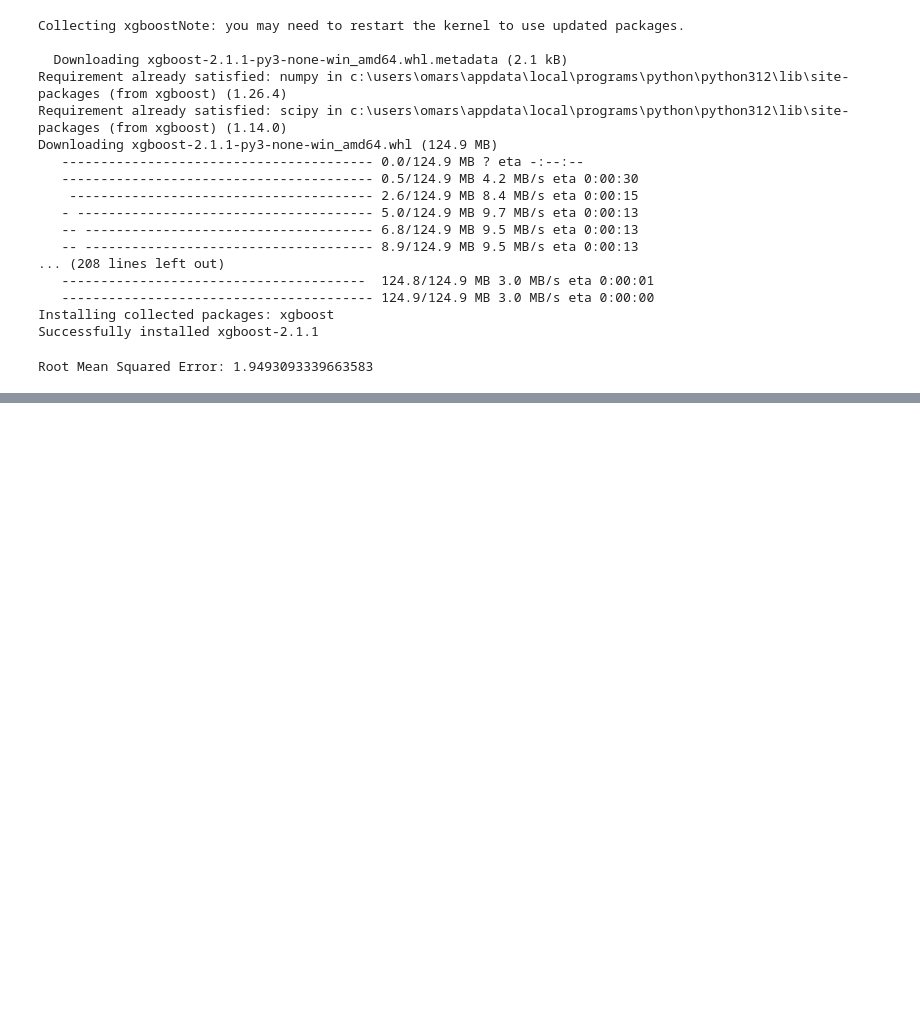
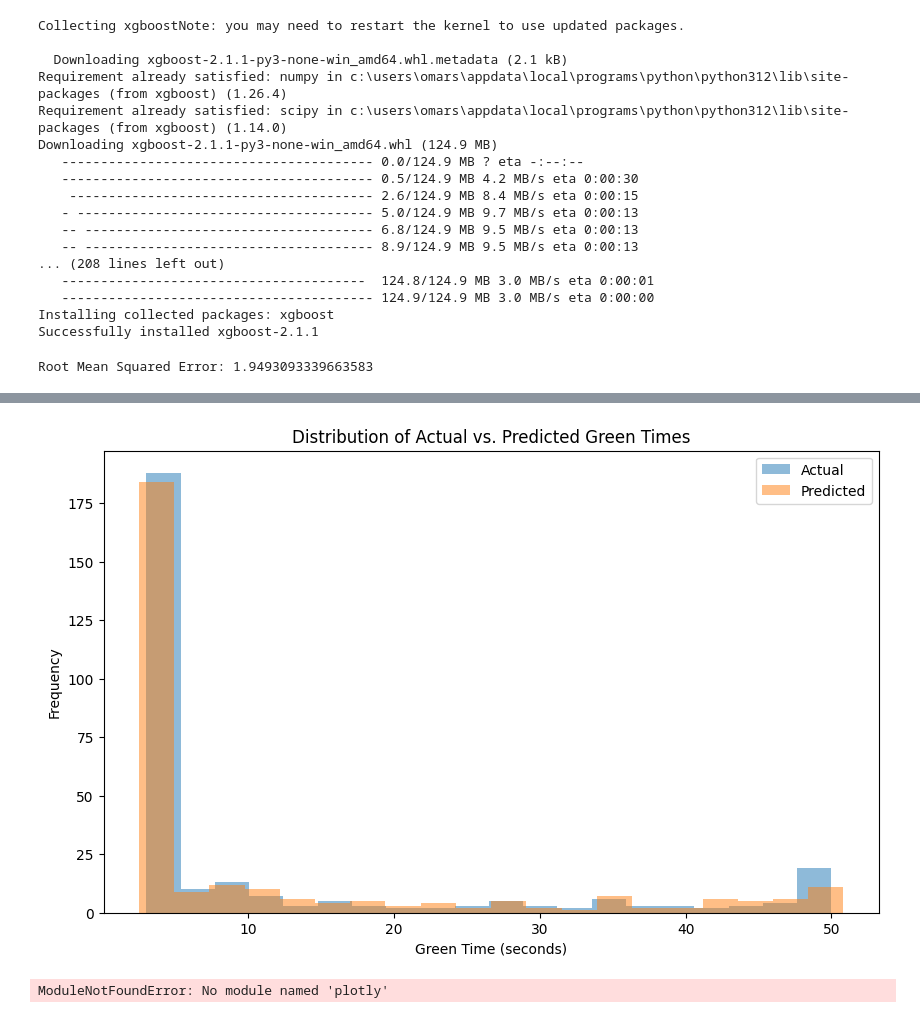
Before and after one commit to Ahmad142300/AdaptiveTrafficLightSystem, a Jupyter notebook: deep_rl.ipynb, the cells around one changed output, grey strips where cells are left out. Saved outputs shown, nothing was run; the diff lists cells and outputs as text; code cells hidden in the pictures; blank space fills up the shorter version.

```diff
--- a/deep_rl.ipynb
+++ b/deep_rl.ipynb
@@ -241,0 +255,20 @@ Root Mean Squared Error: 1.9493093339663583
+# %%
+plt.figure(figsize=(10, 6))
+plt.hist(y_test, bins=20, alpha=0.5, label='Actual')
+plt.hist(predictions, bins=20, alpha=0.5, label='Predicted')
+plt.title('Distribution of Actual vs. Predicted Green Times')
+plt.xlabel('Green Time (seconds)')
+plt.ylabel('Frequency')
+plt.legend()
+plt.show()
+# %% [output]
+[figure, added]
+# %%
+import plotly.express as px
+
+fig = px.scatter(x=y_test, y=predictions, labels={'x': 'Actual Green Time', 'y': 'Predicted Green Time'},
+                 title='Actual vs Predicted Green Times')
+fig.add_shape(type='line', x0=y_test.min(), y0=y_test.min(), x1=y_test.max(), y1=y_test.max())
+fig.show()
+# %% [output]
+ModuleNotFoundError: No module named 'plotly'
```
Also changed, not shown: parts of 1 cell of this notebook, 5 other files.
